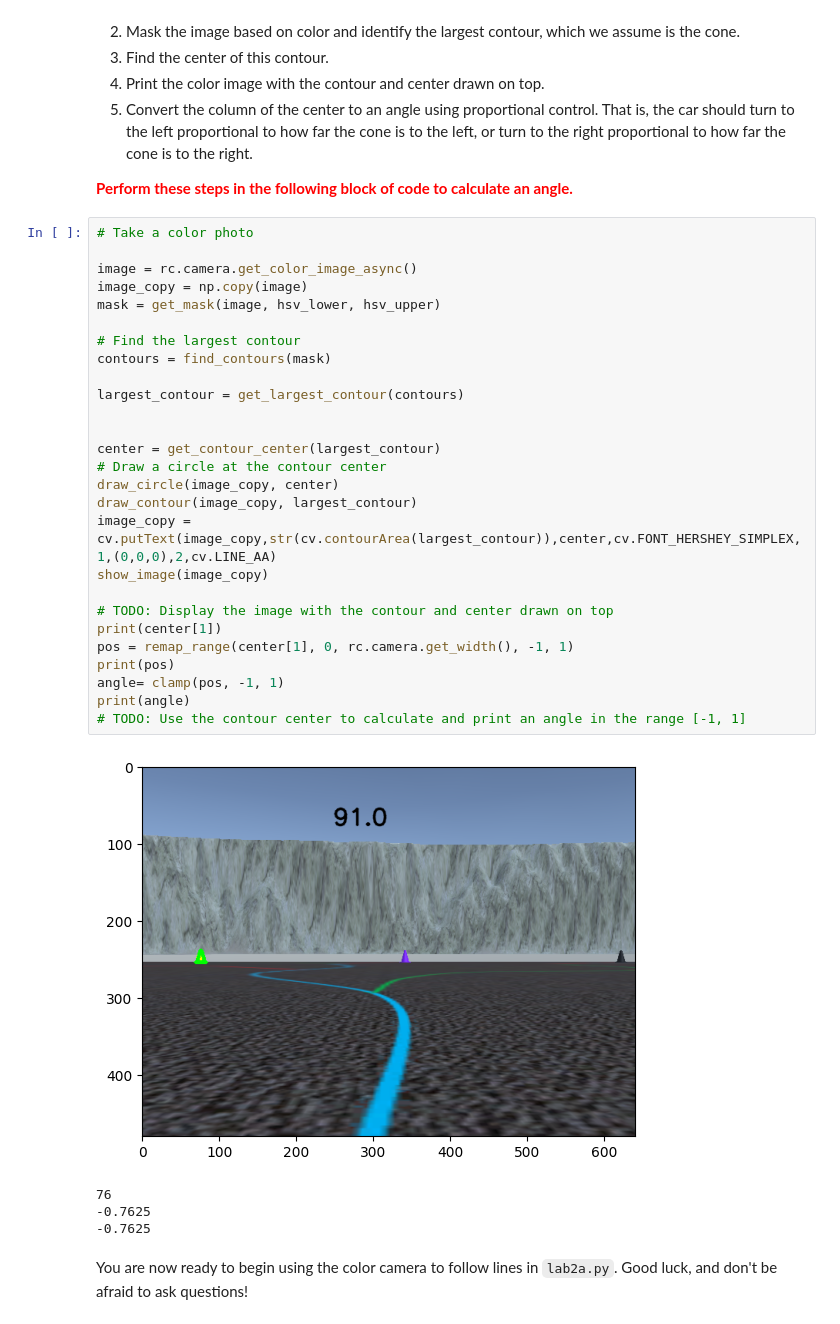
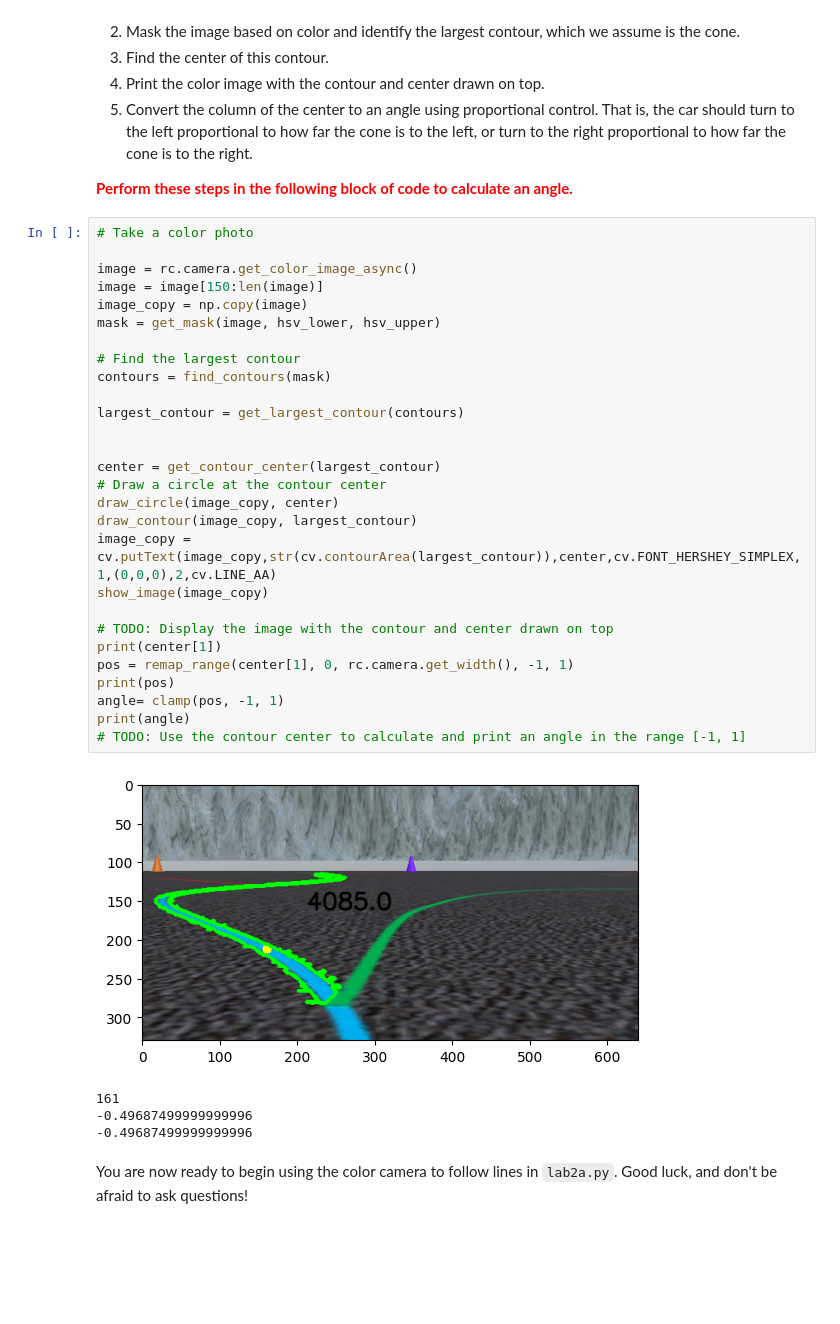
Before and after one commit to JeffreyWangDev/racecar, a Jupyter notebook: labs/lab2/lab2.ipynb, the cells around one changed output. Drawn from its saved outputs; the diff is of its cells as text; blank space fills up the shorter version.

```diff
--- a/labs/lab2/lab2.ipynb
+++ b/labs/lab2/lab2.ipynb
@@ -604,35 +604,36 @@ For our final challenge, we will use proportional control to determine the front
 # %%
 # Take a color photo
 
 image = rc.camera.get_color_image_async()
+image = image[150:len(image)]
 image_copy = np.copy(image)
 mask = get_mask(image, hsv_lower, hsv_upper)
 
 # Find the largest contour
 contours = find_contours(mask)
 
 largest_contour = get_largest_contour(contours)
 
 
 center = get_contour_center(largest_contour)
 # Draw a circle at the contour center
 draw_circle(image_copy, center)
 draw_contour(image_copy, largest_contour)
 image_copy = cv.putText(image_copy,str(cv.contourArea(largest_contour)),center,cv.FONT_HERSHEY_SIMPLEX,1,(0,0,0),2,cv.LINE_AA)
 show_image(image_copy)
 
 # TODO: Display the image with the contour and center drawn on top
 print(center[1])
 pos = remap_range(center[1], 0, rc.camera.get_width(), -1, 1)
 print(pos)
 angle= clamp(pos, -1, 1)
 print(angle)
 # TODO: Use the contour center to calculate and print an angle in the range [-1, 1]
 # %% [output]
-[figure, old version]
+[figure, new version]
-76
--0.7625
--0.7625
+161
+-0.49687499999999996
+-0.49687499999999996
 # %% [markdown]
 You are now ready to begin using the color camera to follow lines in `lab2a.py`. Good luck, and don't be afraid to ask questions!
 # %%
```
Also changed, not shown: parts of 9 cells of this notebook, 2 other files.
